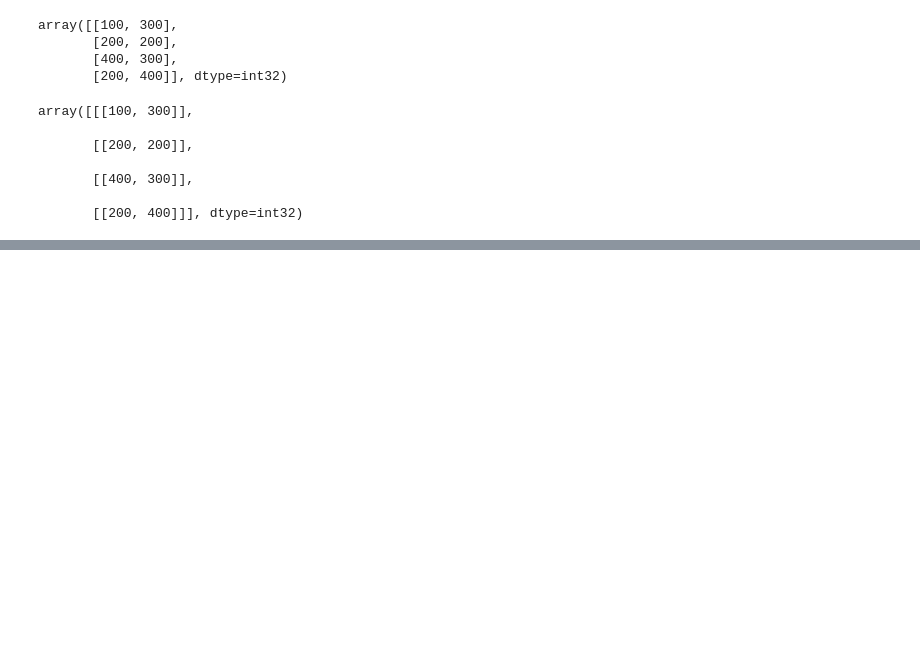
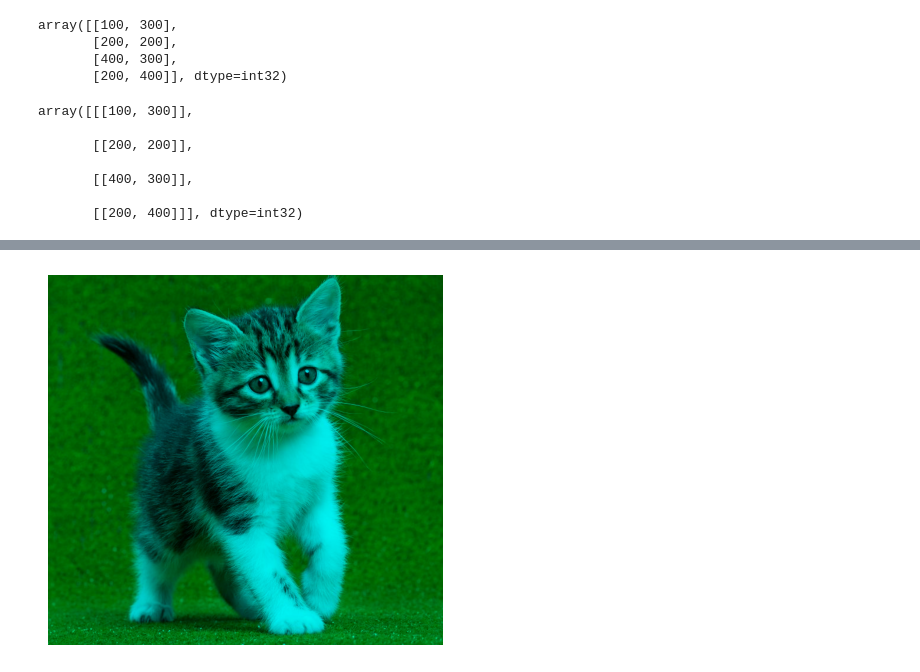
Before and after one commit to alfarobi695/PCVK_Ganjil_2023, a Jupyter notebook: Week2.ipynb, the cells around one changed output, grey strips where cells are left out. Saved outputs shown, nothing was run; the diff lists cells and outputs as text; code cells hidden in the pictures; blank space fills up the shorter version.

```diff
--- a/Week2.ipynb
+++ b/Week2.ipynb
@@ -125,0 +136,14 @@ plt.imshow(black_img2)
+# %%
+
+# Salin gambar untuk dimodifikasi
+modified_gambar = np.copy(img3)
+
+# Atur saluran merah ke 0 (nol)
+modified_gambar[:, :, 0] = 0
+
+# Tampilkan gambar yang dimodifikasi
+plt.imshow(modified_gambar)
+plt.axis('off')
+plt.show()
+# %% [output]
+[figure, added]
```
Also changed, not shown: parts of 8 cells of this notebook.
